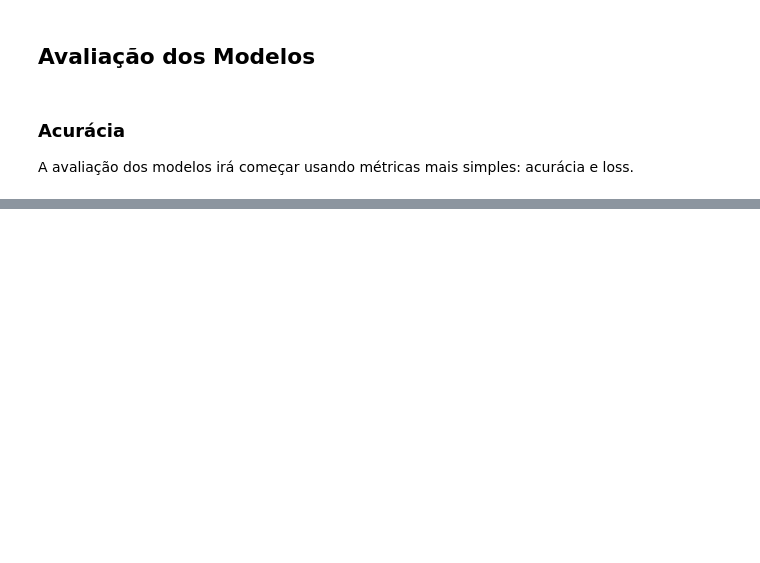
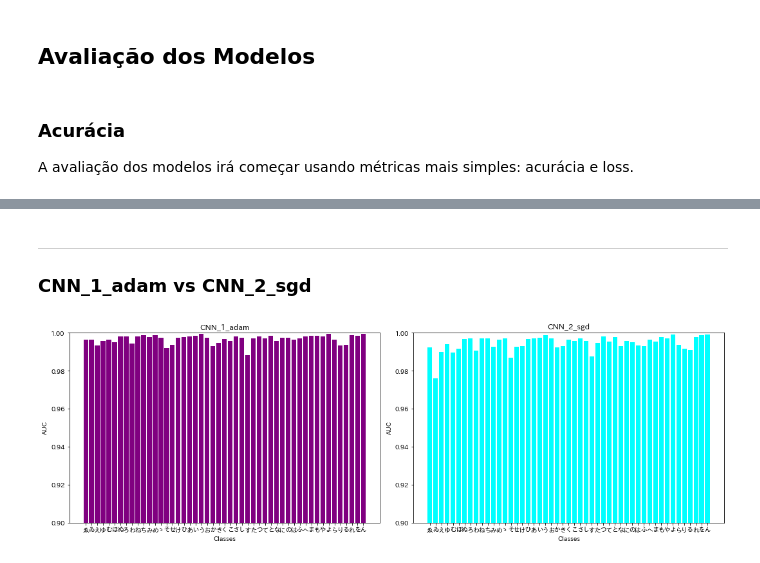
Before and after one commit to medina325/kuzushiji-character-recognition, a Jupyter notebook: AsianCharacterRecognition.ipynb, the cells around one changed output, grey strips where cells are left out. Cells and saved outputs as stored; diff of their text form; code cells hidden in the pictures; blank space fills up the shorter version.

```diff
--- a/AsianCharacterRecognition.ipynb
+++ b/AsianCharacterRecognition.ipynb
@@ -562,0 +649,13 @@ plot_roc_curve(nn_trained_models[0], flatten(x_test_expanded), y_test)
+# %% [markdown]
+---
+### CNN_1_adam vs CNN_2_sgd
+# %%
+model_1 = cnn_trained_models[0]
+y_probs_1 = models_predictions[model_1.name]
+
+model_2 = cnn_trained_models[3]
+y_probs_2 = models_predictions[model_2.name]
+
+compare_2_models_AUC(model_1, y_probs_1, model_2, y_probs_2)
+# %% [output]
+[figure, added]
```
Also changed, not shown: parts of 37 cells of this notebook.
